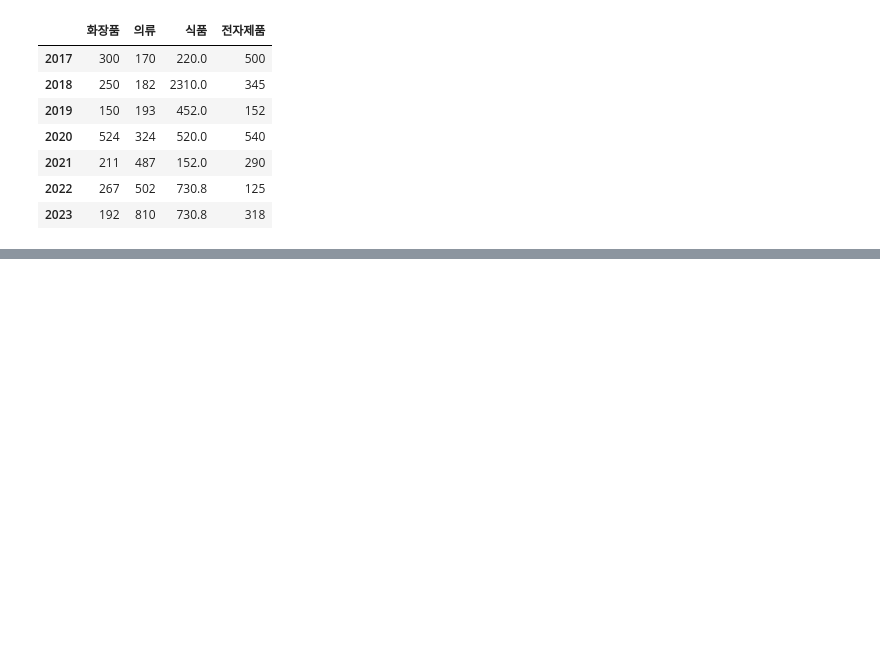
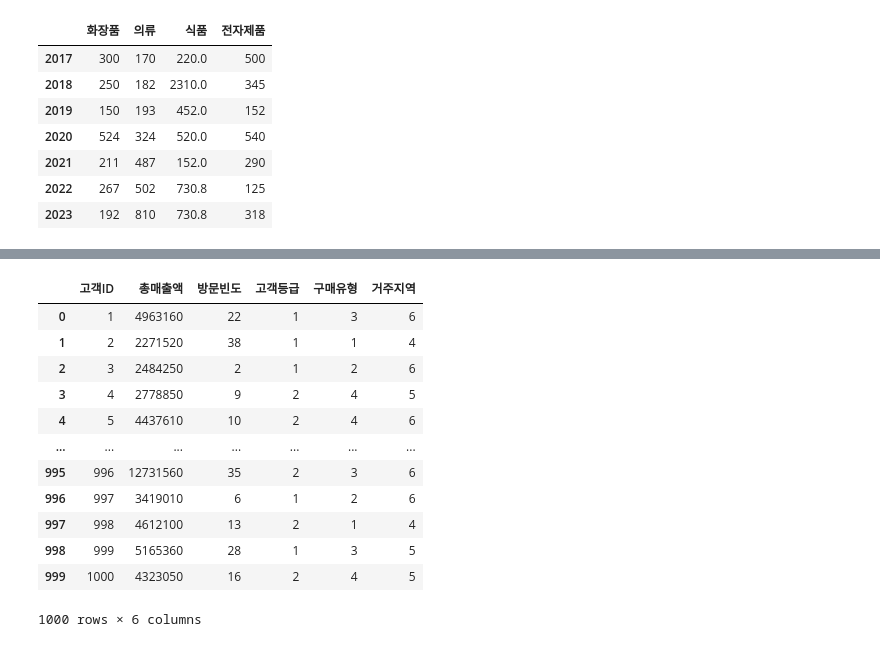
Before and after one commit to kyungmo90/Ubion-Python, a Jupyter notebook: 빅데이터_마케팅_분석_전문가_2.ipynb, the cells around one changed output, grey strips where cells are left out. Drawn from its saved outputs; the diff is of its cells as text; code cells hidden in the pictures; blank space fills up the shorter version.

```diff
--- a/빅데이터_마케팅_분석_전문가_2.ipynb
+++ b/빅데이터_마케팅_분석_전문가_2.ipynb
@@ -337,0 +422,3 @@ df_sales2_mean
+# %%
+df_join = under_500.append(upper_500)
+print(df_join)
@@ -337,0 +443,9 @@ df_sales2_mean
+# %%
+y = df_join[["고객ID", "총매출액"]]
+# %%
+x = df_join[["고객ID", "방문빈도", "고객등급", "구매유형", "거주지역"]]
+
+#대괄호가 두개인 것은 각각 인덱스와 리스트
+# %%
+x= pd.DataFrame(x)
+y= pd.DataFrame(y)
@@ -337,0 +484,17 @@ df_sales2_mean
+# %%
+xy_merge = y.merge(x)
+xy_merge
+# %% [output]
+|  | 고객ID | 총매출액 | 방문빈도 | 고객등급 | 구매유형 | 거주지역 |
+| 0 | 1 | 4963160 | 22 | 1 | 3 | 6 |
+| 1 | 2 | 2271520 | 38 | 1 | 1 | 4 |
+| 2 | 3 | 2484250 | 2 | 1 | 2 | 6 |
+| 3 | 4 | 2778850 | 9 | 2 | 4 | 5 |
+| 4 | 5 | 4437610 | 10 | 2 | 4 | 6 |
+| ... | ... | ... | ... | ... | ... | ... |
+| 995 | 996 | 12731560 | 35 | 2 | 3 | 6 |
+| 996 | 997 | 3419010 | 6 | 1 | 2 | 6 |
+| 997 | 998 | 4612100 | 13 | 2 | 1 | 4 |
+| 998 | 999 | 5165360 | 28 | 1 | 3 | 5 |
+| 999 | 1000 | 4323050 | 16 | 2 | 4 | 5 |
+1000 rows × 6 columns
```
Also changed, not shown: parts of 11 cells of this notebook.
